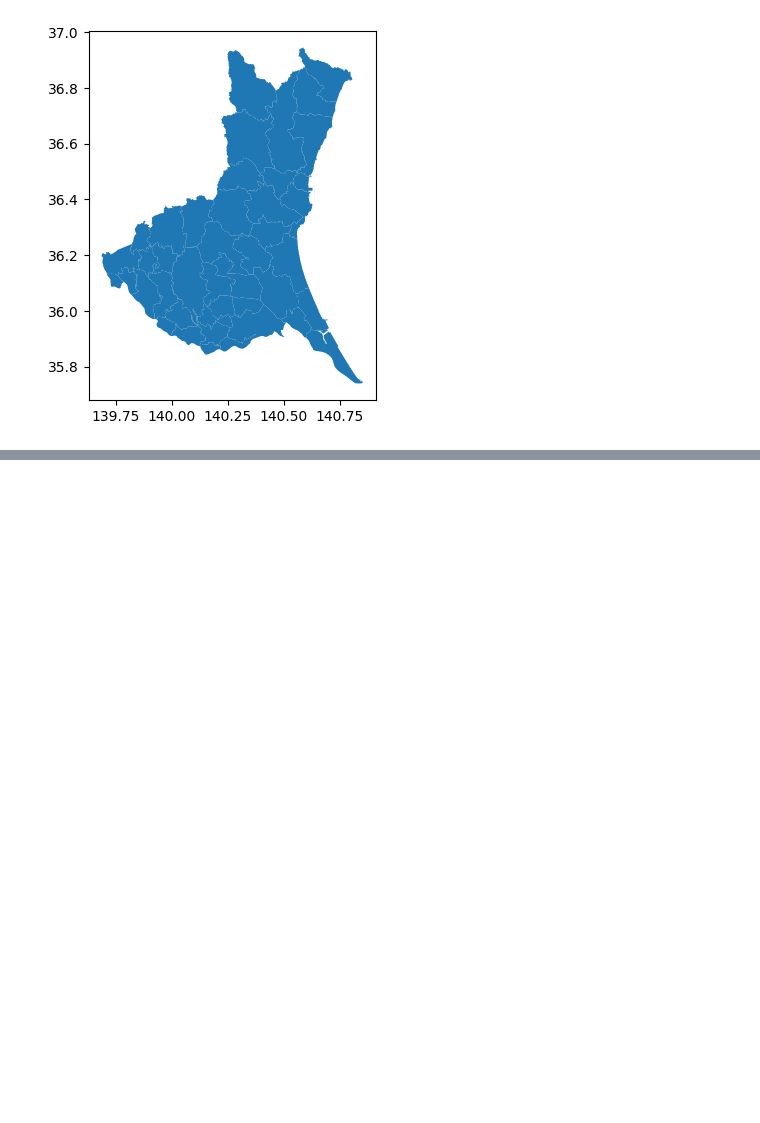
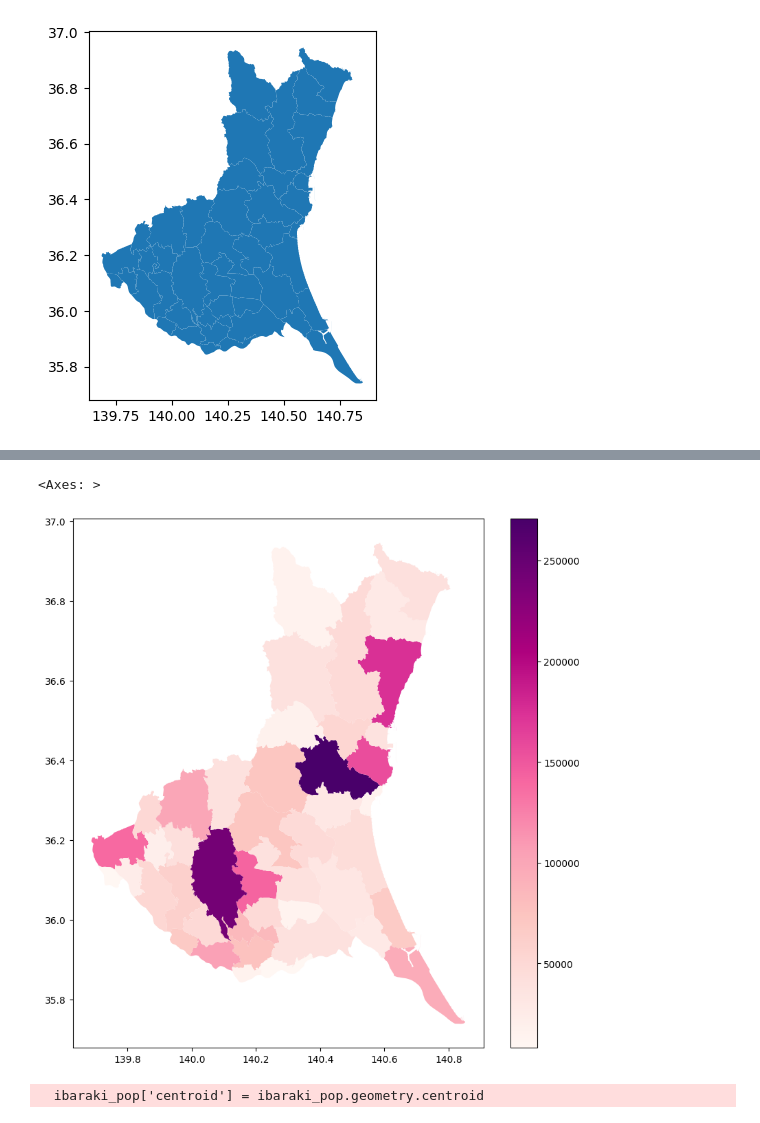
Before and after one commit to hiyopval/gis, a Jupyter notebook: week7/week7map.ipynb, the cells around one changed output, grey strips where cells are left out. Saved outputs shown, nothing was run; the diff lists cells and outputs as text; code cells hidden in the pictures; blank space fills up the shorter version.

```diff
--- a/week7/week7map.ipynb
+++ b/week7/week7map.ipynb
@@ -11,0 +16,3 @@ ibaraki.plot()
+# %%
+# rename
+ibaraki.rename(columns={'N03_007':'KEY_CODE'},inplace=True)
@@ -11,0 +35,3 @@ ibaraki.plot()
+# %%
+# OBJECTからintに変える
+ibaraki['KEY_CODE'] = ibaraki['KEY_CODE'].astype(int)
@@ -11,0 +55,3 @@ ibaraki.plot()
+# %%
+# ここでようやく merge コマンドで統合させて、新しい変数に入れる
+ibaraki_pop = ibaraki.merge(ibaraki_pop,on='KEY_CODE')
@@ -11,0 +95,3 @@ ibaraki.plot()
+# %%
+# change from OBJECT to int
+ibaraki_pop['人口総数'] = ibaraki_pop['人口総数'].astype(int)
@@ -11,0 +119,14 @@ ibaraki.plot()
+# %%
+ibaraki_pop.plot(figsize=(10,10),
+                  column='人口総数',
+                  legend=True,
+                  cmap='RdPu')
+# %% [output]
+<Axes: >
+[figure, added]
+# %%
+# 市区町村名の表示
+# Centroidの計算
+ibaraki_pop['centroid'] = ibaraki_pop.geometry.centroid
+# %% [output]
+  ibaraki_pop['centroid'] = ibaraki_pop.geometry.centroid
```
Also changed, not shown: parts of 12 cells of this notebook.
